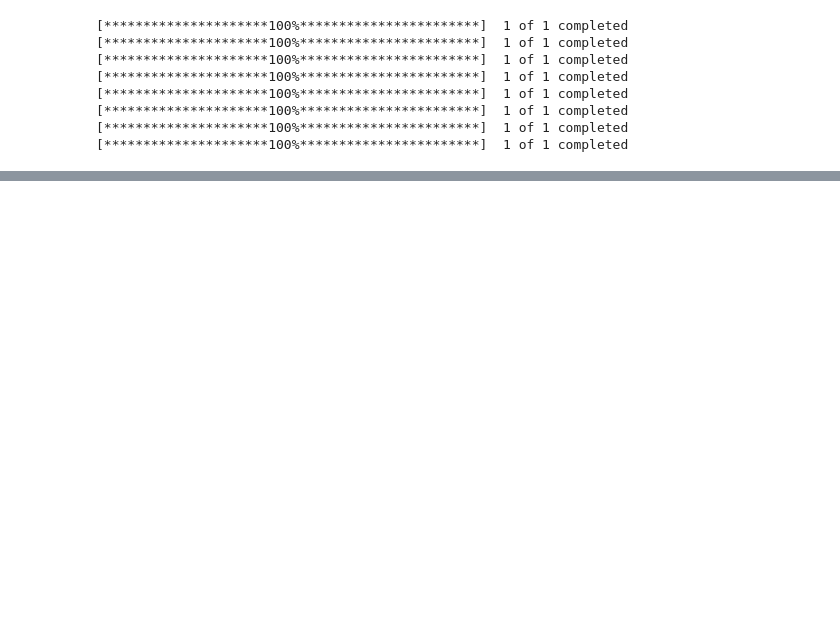
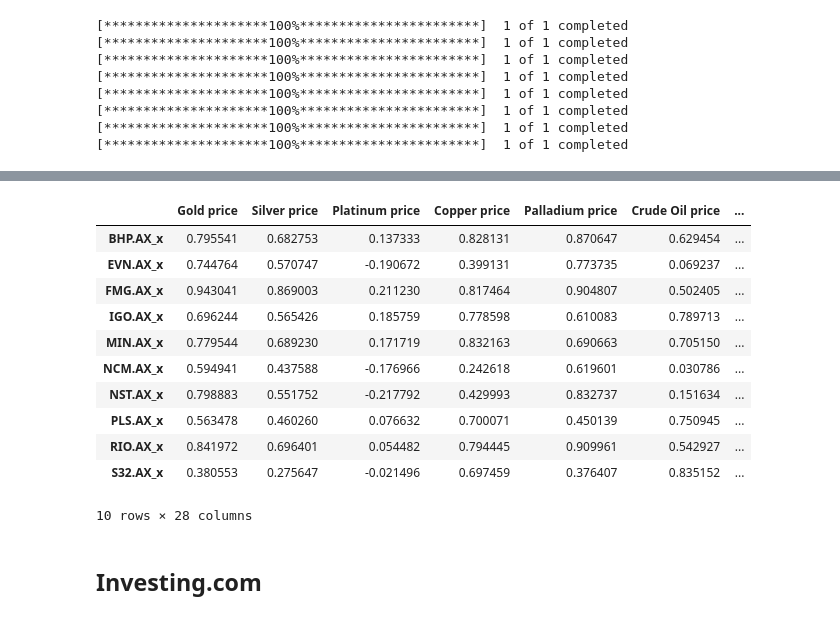
Before and after one commit to ShaunBrentnall/Market-Analysis, a Jupyter notebook: correlation.ipynb, the cells around one changed output, grey strips where cells are left out. Cells and saved outputs as stored; diff of their text form; code cells hidden in the pictures; blank space fills up the shorter version.

```diff
--- a/correlation.ipynb
+++ b/correlation.ipynb
@@ -417,0 +443,17 @@ df_final.corr()
+# %%
+df_final.corr()[8:18]
+# %% [output]
+|  | Gold price | Silver price | Platinum price | Copper price | Palladium price | Crude Oil price | ... |
+| BHP.AX_x | 0.795541 | 0.682753 | 0.137333 | 0.828131 | 0.870647 | 0.629454 | ... |
+| EVN.AX_x | 0.744764 | 0.570747 | -0.190672 | 0.399131 | 0.773735 | 0.069237 | ... |
+| FMG.AX_x | 0.943041 | 0.869003 | 0.211230 | 0.817464 | 0.904807 | 0.502405 | ... |
+| IGO.AX_x | 0.696244 | 0.565426 | 0.185759 | 0.778598 | 0.610083 | 0.789713 | ... |
+| MIN.AX_x | 0.779544 | 0.689230 | 0.171719 | 0.832163 | 0.690663 | 0.705150 | ... |
+| NCM.AX_x | 0.594941 | 0.437588 | -0.176966 | 0.242618 | 0.619601 | 0.030786 | ... |
+| NST.AX_x | 0.798883 | 0.551752 | -0.217792 | 0.429993 | 0.832737 | 0.151634 | ... |
+| PLS.AX_x | 0.563478 | 0.460260 | 0.076632 | 0.700071 | 0.450139 | 0.750945 | ... |
+| RIO.AX_x | 0.841972 | 0.696401 | 0.054482 | 0.794445 | 0.909961 | 0.542927 | ... |
+| S32.AX_x | 0.380553 | 0.275647 | -0.021496 | 0.697459 | 0.376407 | 0.835152 | ... |
+10 rows × 28 columns
+# %% [markdown]
+## Investing.com
```
Also changed, not shown: parts of 24 cells of this notebook.
